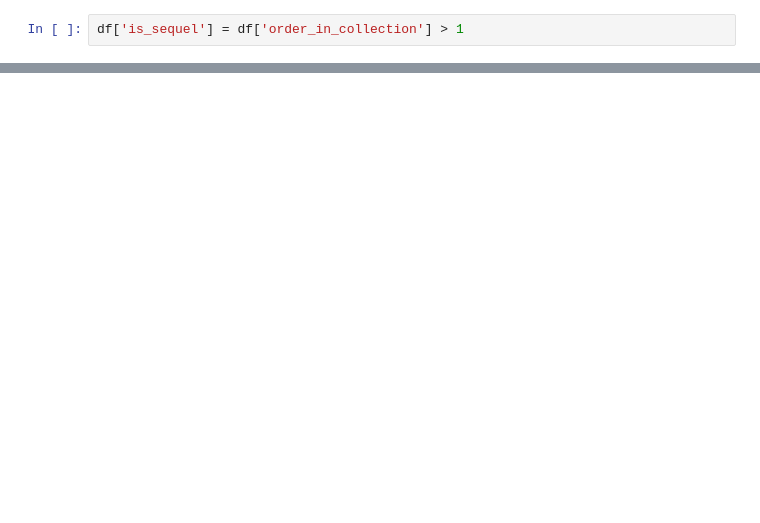
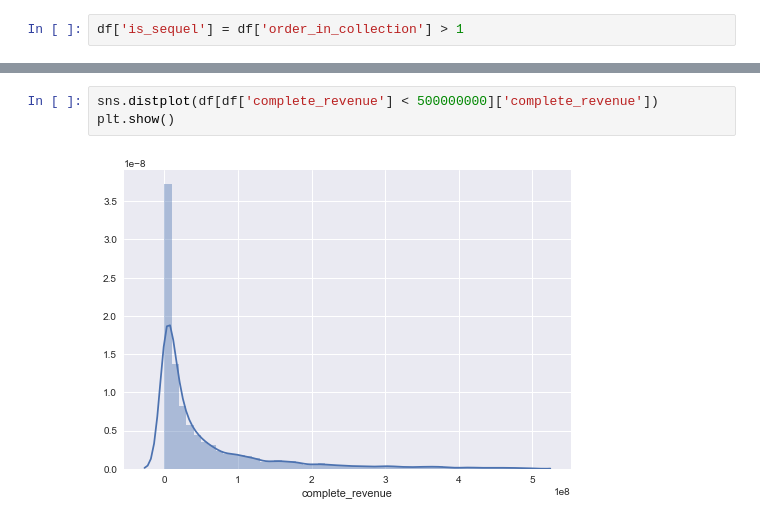
Before and after one commit to abew16/Data-Science-Bootcamp, a Jupyter notebook: Unit 3/Capstone/Predicting Movie Revenue.ipynb, the cells around one changed output, grey strips where cells are left out. Saved outputs shown, nothing was run; the diff lists cells and outputs as text; blank space fills up the shorter version.

```diff
--- a/Unit 3/Capstone/Predicting Movie Revenue.ipynb
+++ b/Unit 3/Capstone/Predicting Movie Revenue.ipynb
@@ -245,0 +306,5 @@ Name: complete_budget, dtype: float64
+# %%
+sns.distplot(df[df['complete_revenue'] < 500000000]['complete_revenue'])
+plt.show()
+# %% [output]
+[figure, added]
```
Also changed, not shown: parts of 9 cells of this notebook, 1 other file.
